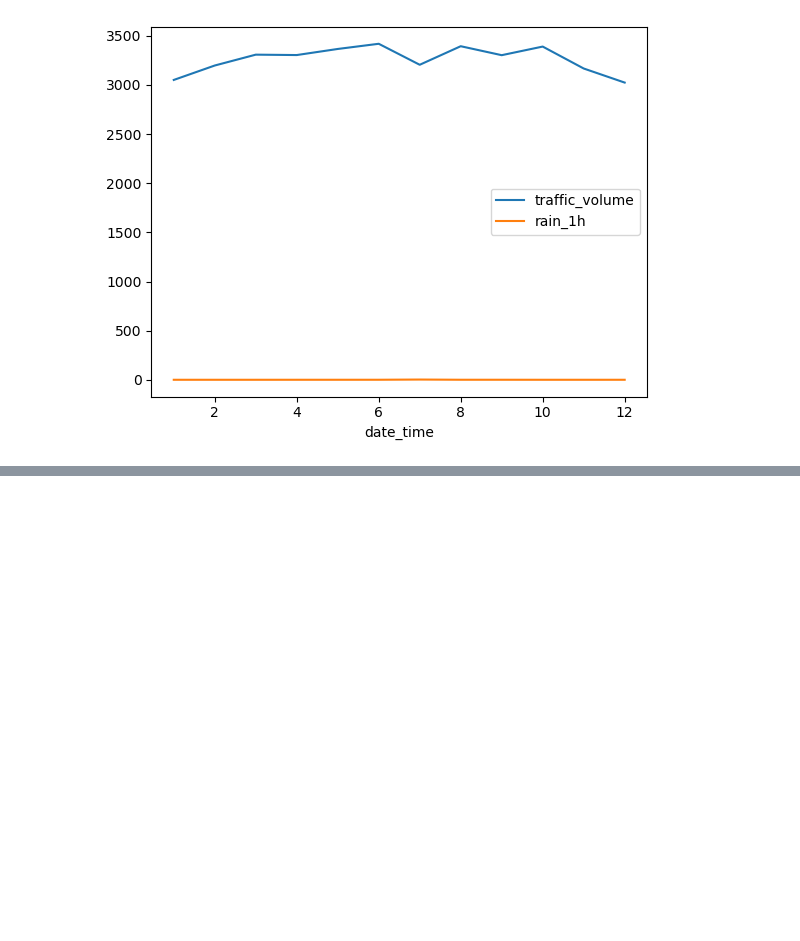
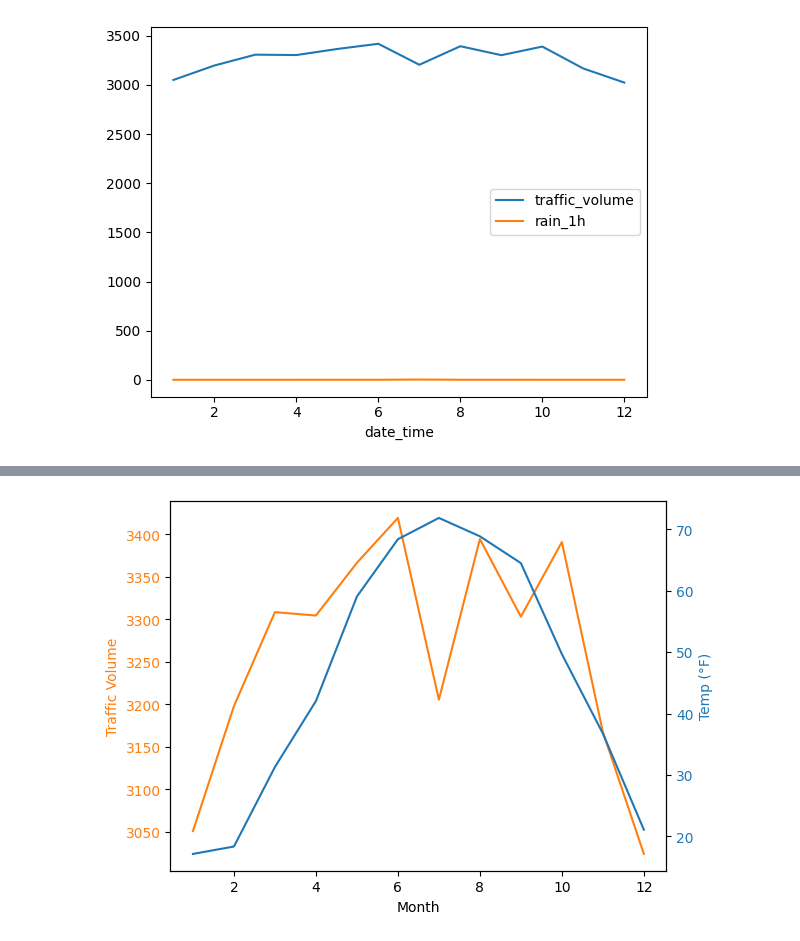
Before and after one commit to ajwilson79/traffic_volume_analysis, a Jupyter notebook: traffic_analysis.ipynb, the cells around one changed output, grey strips where cells are left out. Saved outputs shown, nothing was run; the diff lists cells and outputs as text; code cells hidden in the pictures; blank space fills up the shorter version.

```diff
--- a/traffic_analysis.ipynb
+++ b/traffic_analysis.ipynb
@@ -191,3 +190,29 @@ plt.show()
+# %%
+
+# Grouping data by month and calculating the mean
+monthly_data = Traffic_Volume_df[['traffic_volume', 'temp_f']].groupby(Traffic_Volume_df.index.month).mean()
+
+# Creating a plot with two different y-axes
+fig, ax1 = plt.subplots()
+
+# Plotting traffic_volume on the first y-axis
+color = 'tab:orange'
+ax1.set_xlabel('Month')
+ax1.set_ylabel('Traffic Volume', color=color)
+ax1.plot(monthly_data.index, monthly_data['traffic_volume'], color=color)
+ax1.tick_params(axis='y', labelcolor=color)
+
+# Creating a second y-axis for rain_1h
+ax2 = ax1.twinx()  # instantiate a second axes that shares the same x-axis
+color = 'tab:blue'
+ax2.set_ylabel('Temp (°F)', color=color)  # we already handled the x-label with ax1
+ax2.plot(monthly_data.index, monthly_data['temp_f'], color=color)
+ax2.tick_params(axis='y', labelcolor=color)
+
+# Show the plot
+plt.show()
+# %% [output]
+[figure, added]
 # %%
 #Plot Traffic Volume to find holes in data
 Traffic_Volume_df.plot(subplots=True)
```
Also changed, not shown: parts of 9 cells of this notebook.
